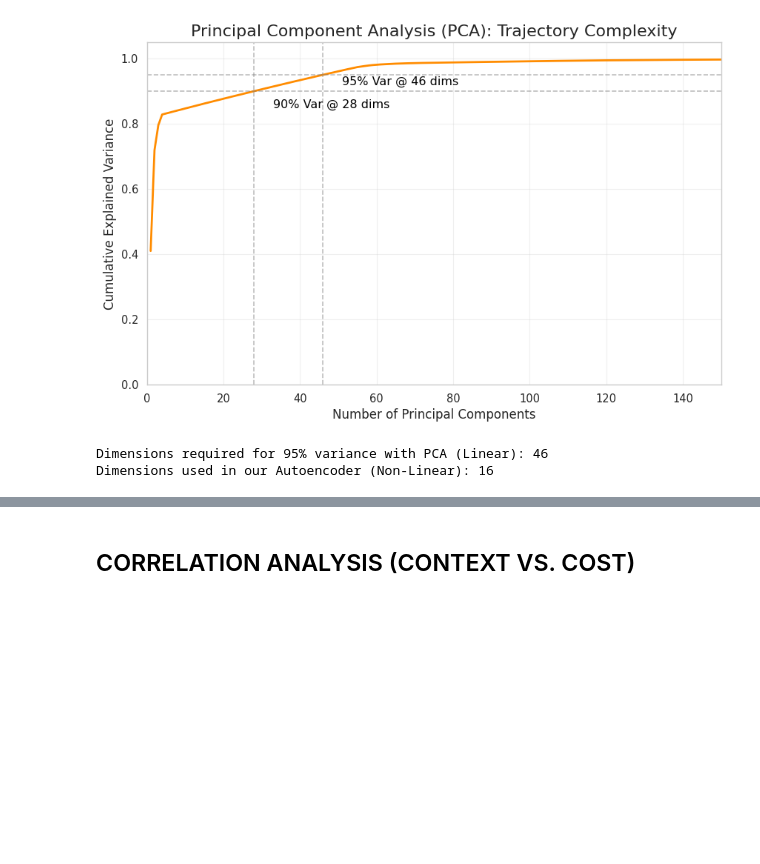
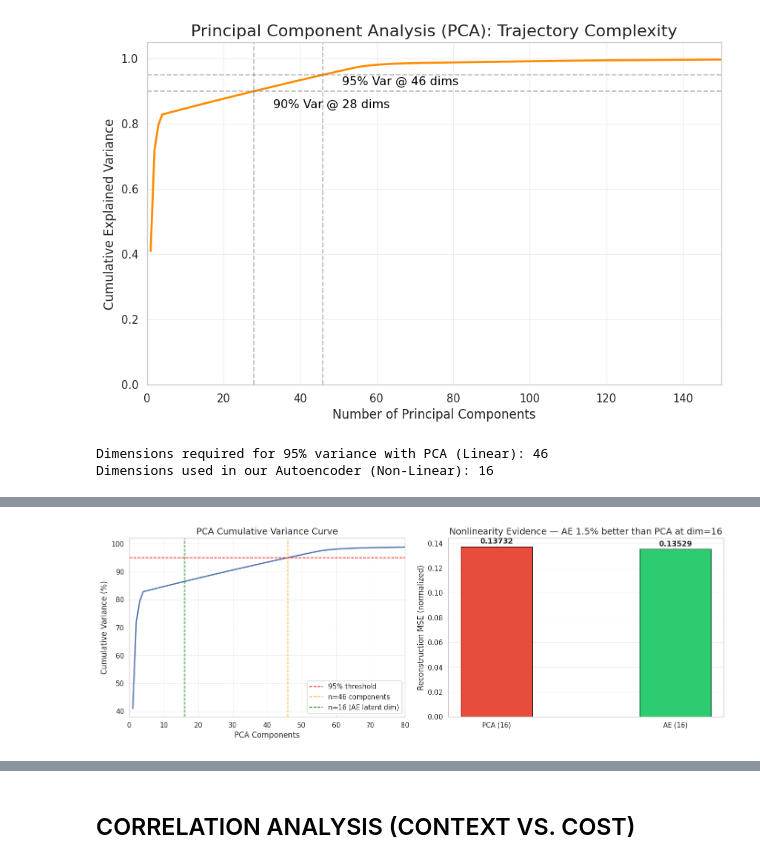
Before and after one commit to esteb01/TFM_Surrogate_Robot, a Jupyter notebook: notebooks/EDA.ipynb, the cells around one changed output, grey strips where cells are left out. Drawn from its saved outputs; the diff is of its cells as text; code cells hidden in the pictures; blank space fills up the shorter version.

```diff
--- a/notebooks/EDA.ipynb
+++ b/notebooks/EDA.ipynb
@@ -277,0 +418,95 @@ The Principal Component Analysis (PCA) reveals the intrinsic complexity of the k
+# %%
+# ============================================================
+# TEST 1: PCA(16) vs AE(16) — Direct Reconstruction Comparison
+# Purpose: Quantify compression quality at equal latent dimensionality
+# Note: 1.5% MSE improvement favours AE. Primary justification for AE
+# selection is architectural (2.9x compression factor), not this delta.
+# ============================================================
+import sys, os, torch
+import numpy as np
+import matplotlib.pyplot as plt
+from sklearn.decomposition import PCA
+from sklearn.preprocessing import StandardScaler
+
+PROJECT_ROOT = '/content/drive/MyDrive/TFM'
+sys.path.insert(0, PROJECT_ROOT)
+from src.preprocessing import DimensionalityReducer
+
+# -- 1. Prepare data --
+traj_cols  = [c for c in df.columns if c.startswith('dim_')]
+X_train    = df.iloc[idx_train][traj_cols].values
+X_test     = df.iloc[idx_test][traj_cols].values
+scaler_nl  = StandardScaler()
+X_train_sc = scaler_nl.fit_transform(X_train)
+X_test_sc  = scaler_nl.transform(X_test)
+
+# -- 2. PCA(16) --
+pca16 = PCA(n_components=16, random_state=42)
+pca16.fit(X_train_sc)
+mse_pca_train = np.mean((X_train_sc - pca16.inverse_transform(pca16.transform(X_train_sc)))**2)
+mse_pca_test  = np.mean((X_test_sc  - pca16.inverse_transform(pca16.transform(X_test_sc)))**2)
+var_16        = pca16.explained_variance_ratio_.sum()
+pca_full      = PCA(n_components=100, random_state=42).fit(X_train_sc)
+cumvar        = np.cumsum(pca_full.explained_variance_ratio_)
+n95           = int(np.argmax(cumvar >= 0.95)) + 1
+
+# -- 3. Autoencoder(16): force CPU before any torch.load call --
+_orig_torch_load = torch.load
+torch.load = lambda *a, **kw: _orig_torch_load(*a, **{**kw, 'map_location': torch.device('cpu')})
+
+dr = DimensionalityReducer(method='autoencoder', n_components=16)
+dr.load(os.path.join(PROJECT_ROOT, 'models/autoencoder.pkl'))
+
+torch.load = _orig_torch_load  # restore
+
+def ae_reconstruct(dr, X_raw):
+    X_scaled = dr.minmax.transform(X_raw)
+    X_tensor = torch.tensor(X_scaled, dtype=torch.float32).to(dr.device)
+    dr.model.eval()
+    with torch.no_grad():
+        x_rec, _ = dr.model(X_tensor)
+    return x_rec.cpu().numpy()
+
+X_ae_recon_train = scaler_nl.transform(dr.minmax.inverse_transform(ae_reconstruct(dr, X_train)))
+X_ae_recon_test  = scaler_nl.transform(dr.minmax.inverse_transform(ae_reconstruct(dr, X_test)))
+mse_ae_train = np.mean((X_train_sc - X_ae_recon_train)**2)
+mse_ae_test  = np.mean((X_test_sc  - X_ae_recon_test)**2)
+imp          = (mse_pca_test - mse_ae_test) / mse_pca_test * 100
+
+# -- 4. Results --
+print("="*60)
+print("  NONLINEARITY EVIDENCE: PCA(16) vs Autoencoder(16)")
+print("="*60)
+print(f"  PCA components for 95% variance : {n95}")
+print(f"  PCA(16) variance explained      : {var_16:.1%}")
+print(f"  PCA(16) MSE train               : {mse_pca_train:.6f}")
+print(f"  PCA(16) MSE test                : {mse_pca_test:.6f}")
+print(f"  AE(16)  MSE train               : {mse_ae_train:.6f}")
+print(f"  AE(16)  MSE test                : {mse_ae_test:.6f}")
+print(f"  MSE improvement AE vs PCA       : {imp:.1f}%")
+print("="*60)
+
+# -- 5. Figure --
+fig, axes = plt.subplots(1, 2, figsize=(14, 5))
+
+axes[0].plot(range(1, 101), cumvar*100, 'b-', lw=2)
+axes[0].axhline(95,  color='red',    ls='--', label='95% threshold')
+axes[0].axvline(n95, color='orange', ls='--', label=f'n={n95} components')
+axes[0].axvline(16,  color='green',  ls='--', label='n=16 (AE latent dim)')
+axes[0].set(xlabel='PCA Components', ylabel='Cumulative Variance (%)',
+            title='PCA Cumulative Variance Curve', xlim=(0, 80))
+axes[0].legend(); axes[0].grid(alpha=0.3)
+
+bars = axes[1].bar(['PCA (16)', 'AE (16)'], [mse_pca_test, mse_ae_test],
+                   color=['#e74c3c', '#2ecc71'], edgecolor='black', width=0.4)
+for b, v in zip(bars, [mse_pca_test, mse_ae_test]):
+    axes[1].text(b.get_x() + b.get_width()/2, b.get_height()*1.01,
+                 f'{v:.5f}', ha='center', va='bottom', fontweight='bold')
+axes[1].set(ylabel='Reconstruction MSE (normalized)',
+            title=f'Nonlinearity Evidence — AE {imp:.1f}% better than PCA at dim=16')
+axes[1].grid(alpha=0.3, axis='y')
+
+plt.tight_layout()
+plt.savefig(os.path.join(PROJECT_ROOT, 'results/nonlinearity_evidence.png'), dpi=150)
+plt.show()
+# %% [output]
@@ -277,0 +525 @@ The Principal Component Analysis (PCA) reveals the intrinsic complexity of the k
+[figure, added]
```
Also changed, not shown: parts of 13 cells of this notebook, 4 other files.
